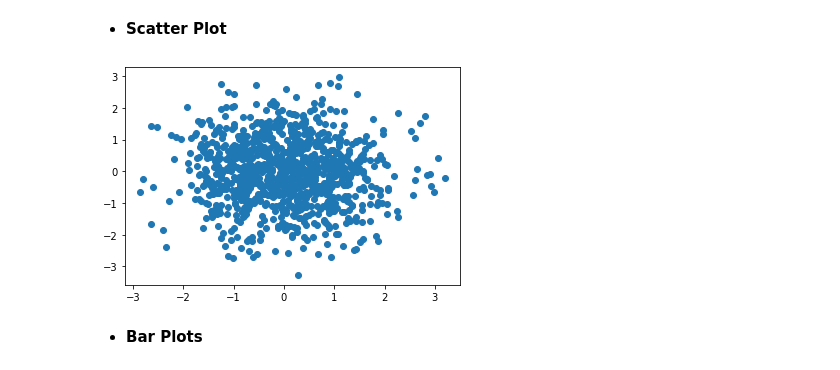
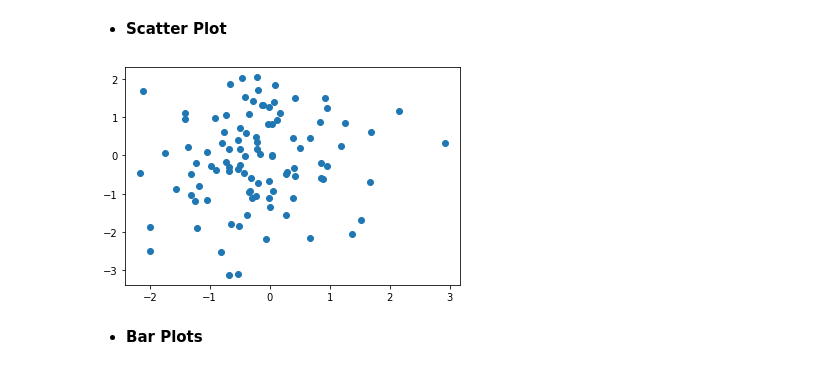
Before and after one commit to Michelleoc/fundamentals-of-data-analysis-assessment, a Jupyter notebook: pyplot.ipynb, the cells around one changed output. Cells and saved outputs as stored; diff of their text form; code cells hidden in the pictures.

```diff
--- a/pyplot.ipynb
+++ b/pyplot.ipynb
@@ -200,14 +230,14 @@ plt.show()
 # %% [markdown]
 * **Scatter Plot**
 # %%
-n = 1024
+n = 100
 X = np.random.normal(0,1,n)
 Y = np.random.normal(0,1,n)
 
 plt.scatter(X,Y)
 plt.show()
 # %% [output]
-[figure, old version]
+[figure, new version]
 # %% [markdown]
 * **Bar Plots**
 # %%
```
Also changed, not shown: parts of 53 cells of this notebook.
